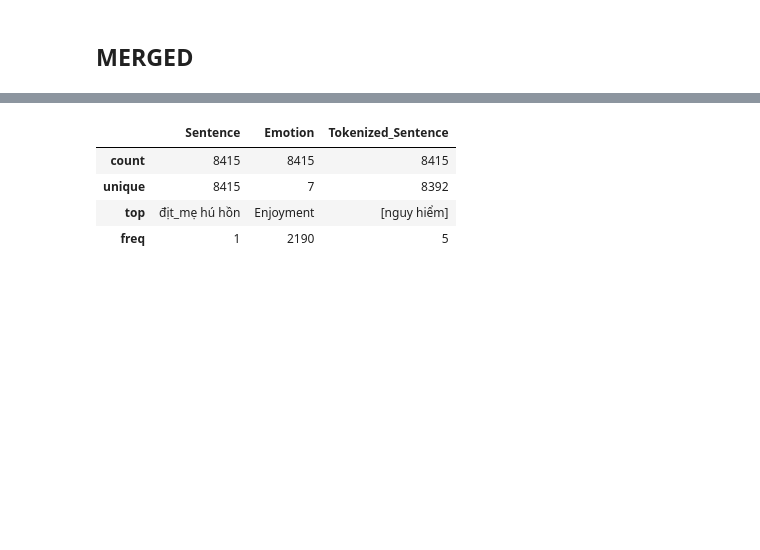
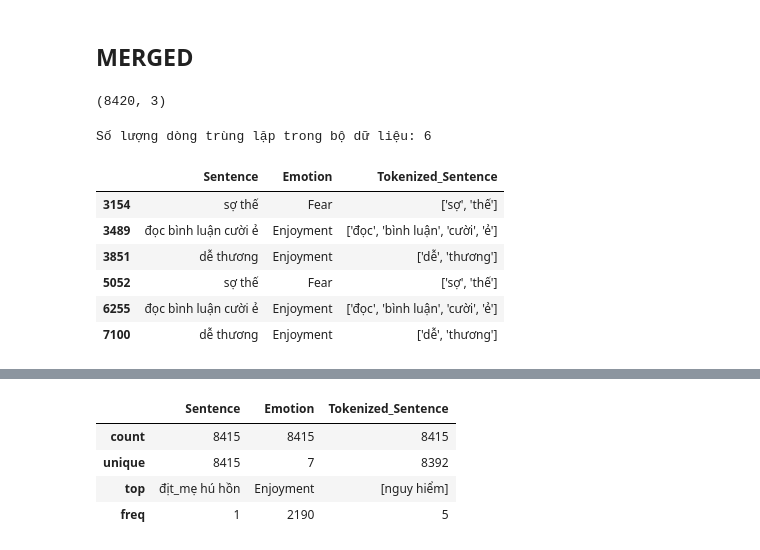
Before and after one commit to maiduyen05/emotion-recognize, a Jupyter notebook: src/preprocessing.ipynb, the cells around one changed output, grey strips where cells are left out. Saved outputs shown, nothing was run; the diff lists cells and outputs as text; code cells hidden in the pictures; blank space fills up the shorter version.

```diff
--- a/src/preprocessing.ipynb
+++ b/src/preprocessing.ipynb
@@ -707,3 +707,21 @@ processed_test.to_csv(f"{path}\\preprocessed_test.csv",  index=False, encoding="
 ## MERGED
 # %%
 merged = pd.read_csv("..\\data\\merged_data\\merged_data.csv", encoding="utf-8-sig")
+# %%
+merged.shape
+# %% [output]
+(8420, 3)
+# %%
+print("Số lượng dòng trùng lặp trong bộ dữ liệu:", len(merged[merged.duplicated(keep=False)]))
+
+# In thử giá trị trùng lặp
+merged[merged.duplicated(keep=False)].head(10)
+# %% [output]
+Số lượng dòng trùng lặp trong bộ dữ liệu: 6
+|  | Sentence | Emotion | Tokenized_Sentence |
+| 3154 | sợ thế | Fear | ['sợ', 'thế'] |
+| 3489 | đọc bình luận cười ẻ | Enjoyment | ['đọc', 'bình luận', 'cười', 'ẻ'] |
+| 3851 | dễ thương | Enjoyment | ['dễ', 'thương'] |
+| 5052 | sợ thế | Fear | ['sợ', 'thế'] |
+| 6255 | đọc bình luận cười ẻ | Enjoyment | ['đọc', 'bình luận', 'cười', 'ẻ'] |
+| 7100 | dễ thương | Enjoyment | ['dễ', 'thương'] |
```
Also changed, not shown: parts of 3 cells of this notebook.
